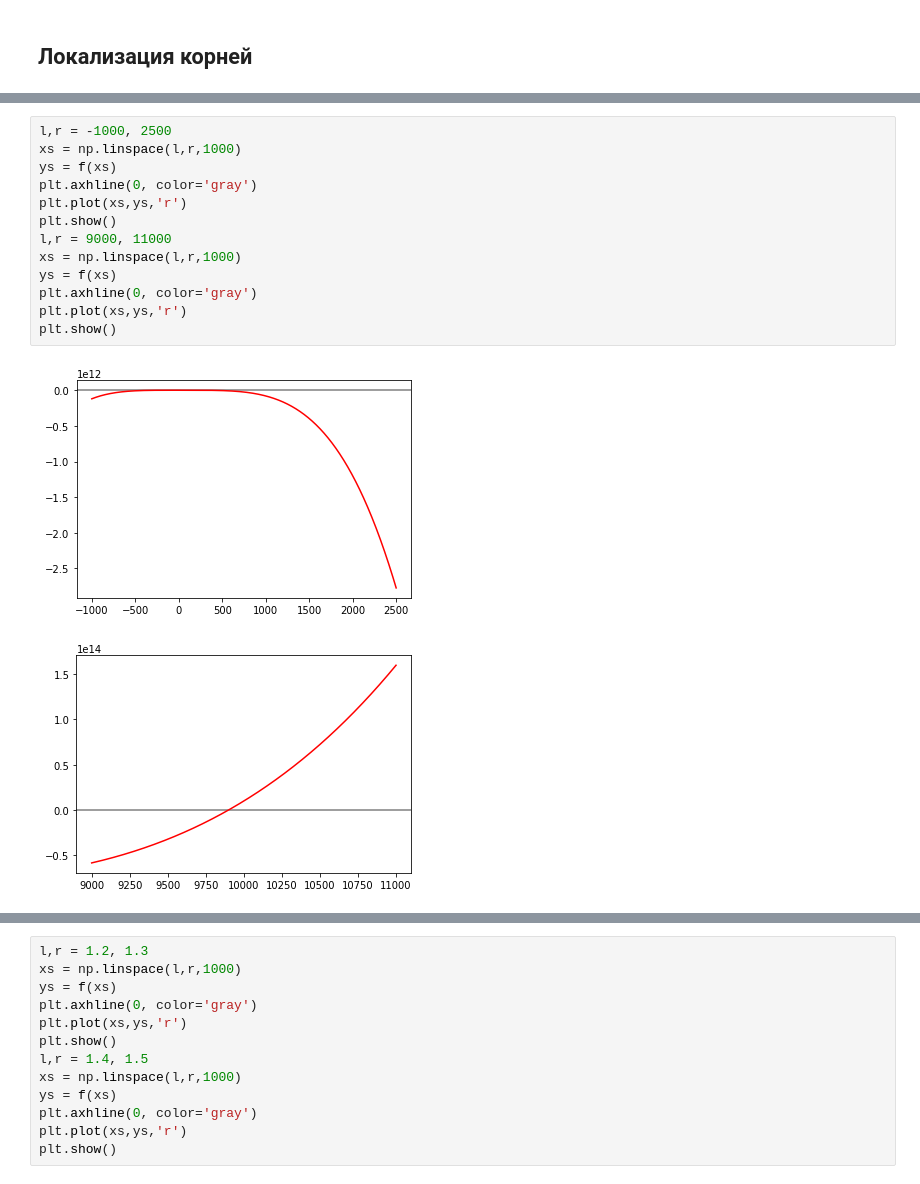
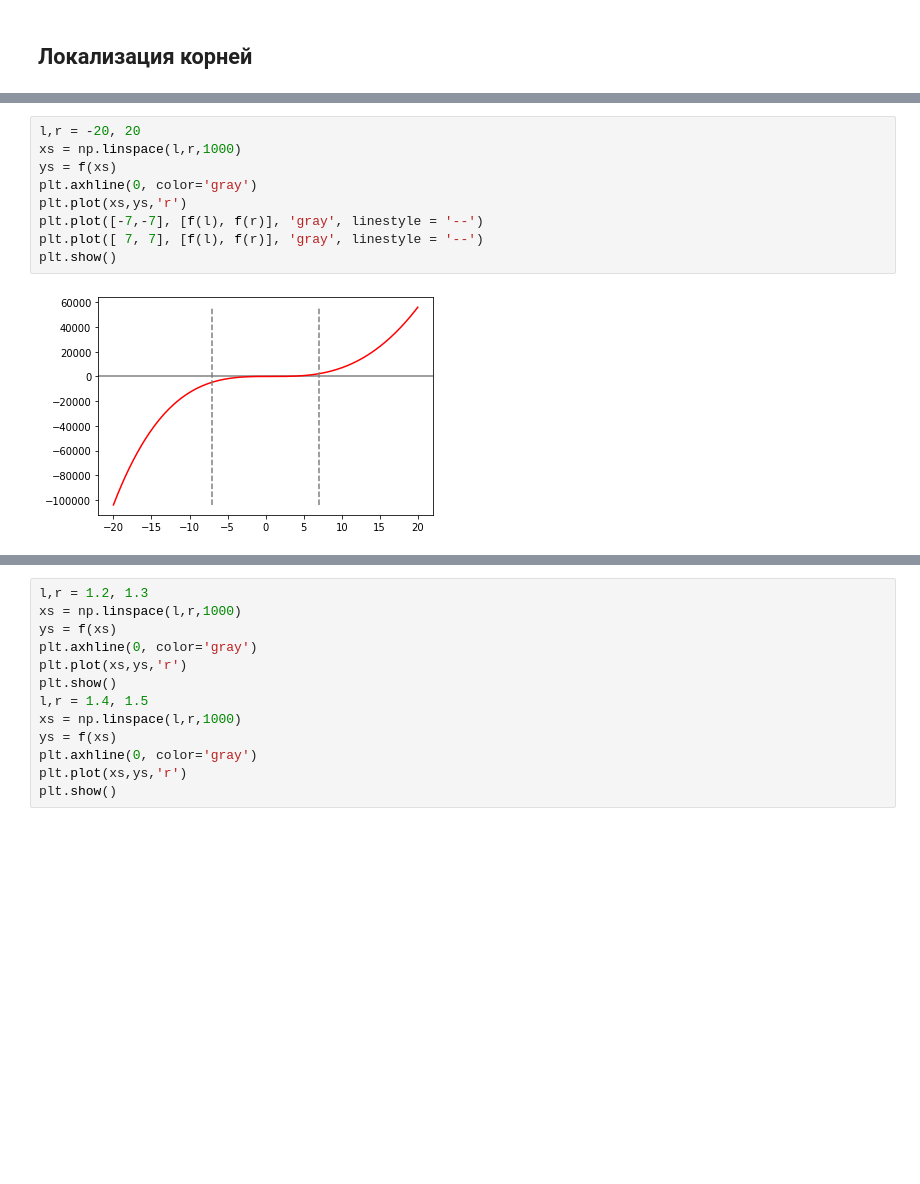
Before and after one commit to pavponn/computational-methods, a Jupyter notebook: homework-1/task1.ipynb, the cells around one changed output, grey strips where cells are left out. Saved outputs shown, nothing was run; the diff lists cells and outputs as text; blank space fills up the shorter version.

```diff
--- a/homework-1/task1.ipynb
+++ b/homework-1/task1.ipynb
@@ -57,17 +188,12 @@ plt.show()
 # %%
-l,r = -1000, 2500
+l,r = -20, 20
 xs = np.linspace(l,r,1000)
 ys = f(xs)
 plt.axhline(0, color='gray')
 plt.plot(xs,ys,'r')
+plt.plot([-7,-7], [f(l), f(r)], 'gray', linestyle = '--')
+plt.plot([ 7, 7], [f(l), f(r)], 'gray', linestyle = '--')
 plt.show()
-l,r = 9000, 11000
-xs = np.linspace(l,r,1000)
-ys = f(xs)
-plt.axhline(0, color='gray')
-plt.plot(xs,ys,'r')
-plt.show()
 # %% [output]
-[figure, old version]
+[figure, new version]
-[figure, removed]
 # %%
```
Also changed, not shown: parts of 30 cells of this notebook.
